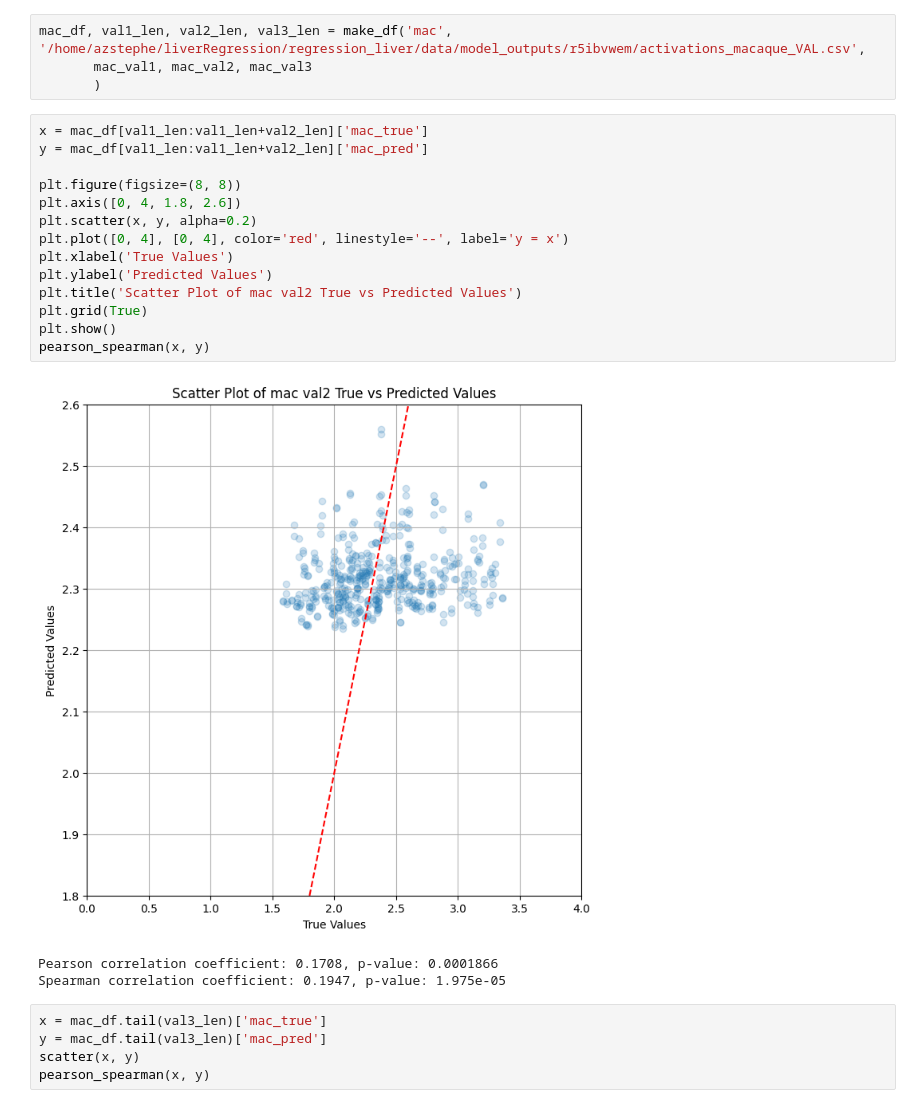
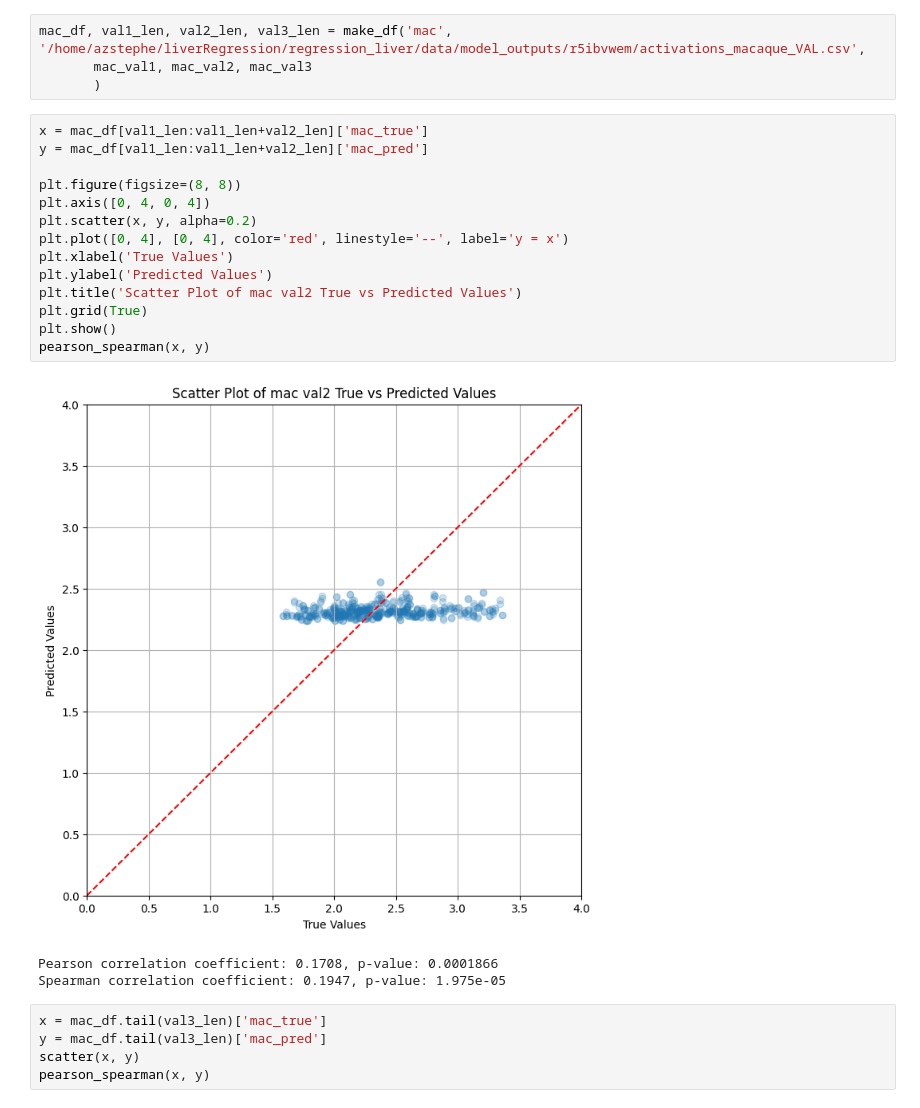
Before and after one commit to KaplowLab/liverRegression, a Jupyter notebook: notebooks/correlations_pos.ipynb, the cells around one changed output. Saved outputs shown, nothing was run; the diff lists cells and outputs as text.

```diff
--- a/notebooks/correlations_pos.ipynb
+++ b/notebooks/correlations_pos.ipynb
@@ -166,19 +175,19 @@ mac_df, val1_len, val2_len, val3_len = make_df('mac', '/home/azstephe/liverRegre
 # %%
 x = mac_df[val1_len:val1_len+val2_len]['mac_true']
 y = mac_df[val1_len:val1_len+val2_len]['mac_pred']
 
 plt.figure(figsize=(8, 8))
-plt.axis([0, 4, 1.8, 2.6])
+plt.axis([0, 4, 0, 4])
 plt.scatter(x, y, alpha=0.2)
 plt.plot([0, 4], [0, 4], color='red', linestyle='--', label='y = x')
 plt.xlabel('True Values')
 plt.ylabel('Predicted Values')
 plt.title('Scatter Plot of mac val2 True vs Predicted Values')
 plt.grid(True)
 plt.show()
 pearson_spearman(x, y)
 # %% [output]
-[figure, old version]
+[figure, new version]
 Pearson correlation coefficient: 0.1708, p-value: 0.0001866
 Spearman correlation coefficient: 0.1947, p-value: 1.975e-05
 # %%
```
Also changed, not shown: parts of 26 cells of this notebook, 18 other files.
